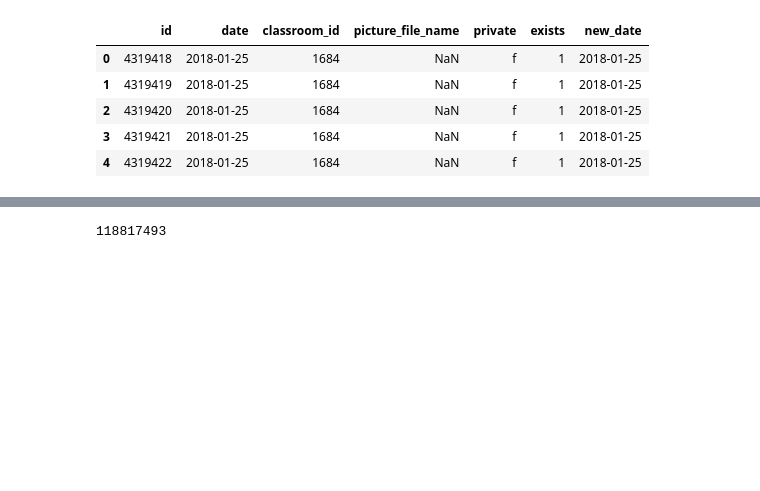
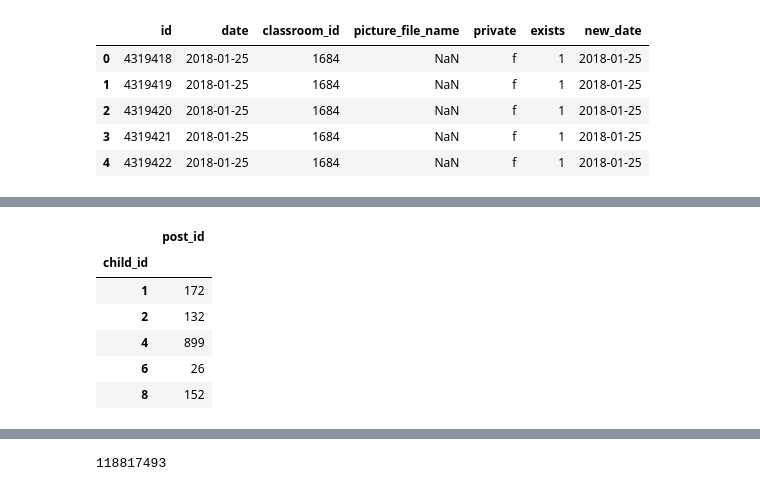
Before and after one commit to pgeurin/seniorskipday, a Jupyter notebook: src/eda.ipynb, the cells around one changed output, grey strips where cells are left out. Cells and saved outputs as stored; diff of their text form; code cells hidden in the pictures; blank space fills up the shorter version.

```diff
--- a/src/eda.ipynb
+++ b/src/eda.ipynb
@@ -228 +274,13 @@ posts.head()
+# %%
+posts_per_child = child_posts.groupby('child_id').count()
+posts_per_child.describe()
+posts_per_child.head(5)
+# %% [output]
+|  | post_id |
+| child_id |  |
+| 1 | 172 |
+| 2 | 132 |
+| 4 | 899 |
+| 6 | 26 |
+| 8 | 152 |
 # %%
```
Also changed, not shown: parts of 6 cells of this notebook.
